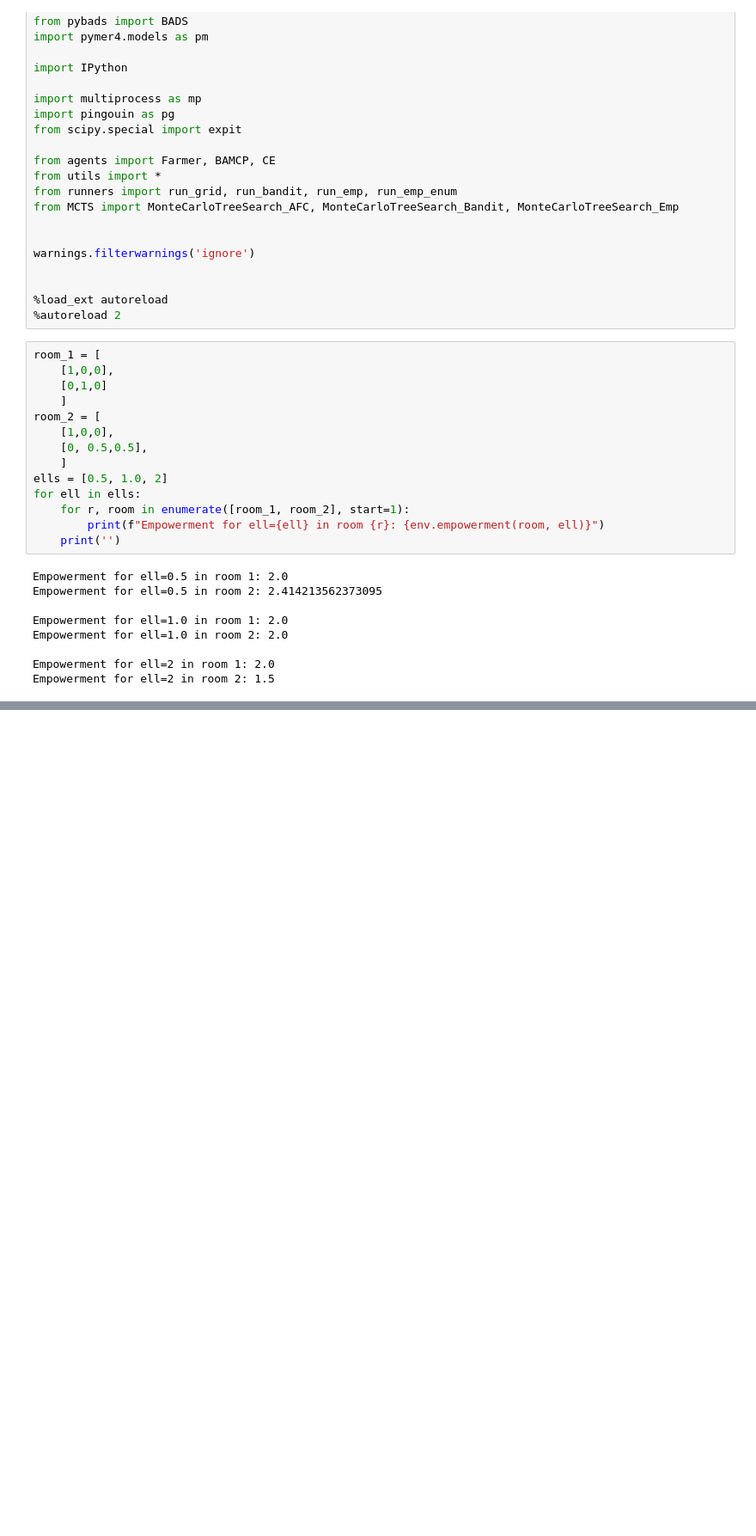
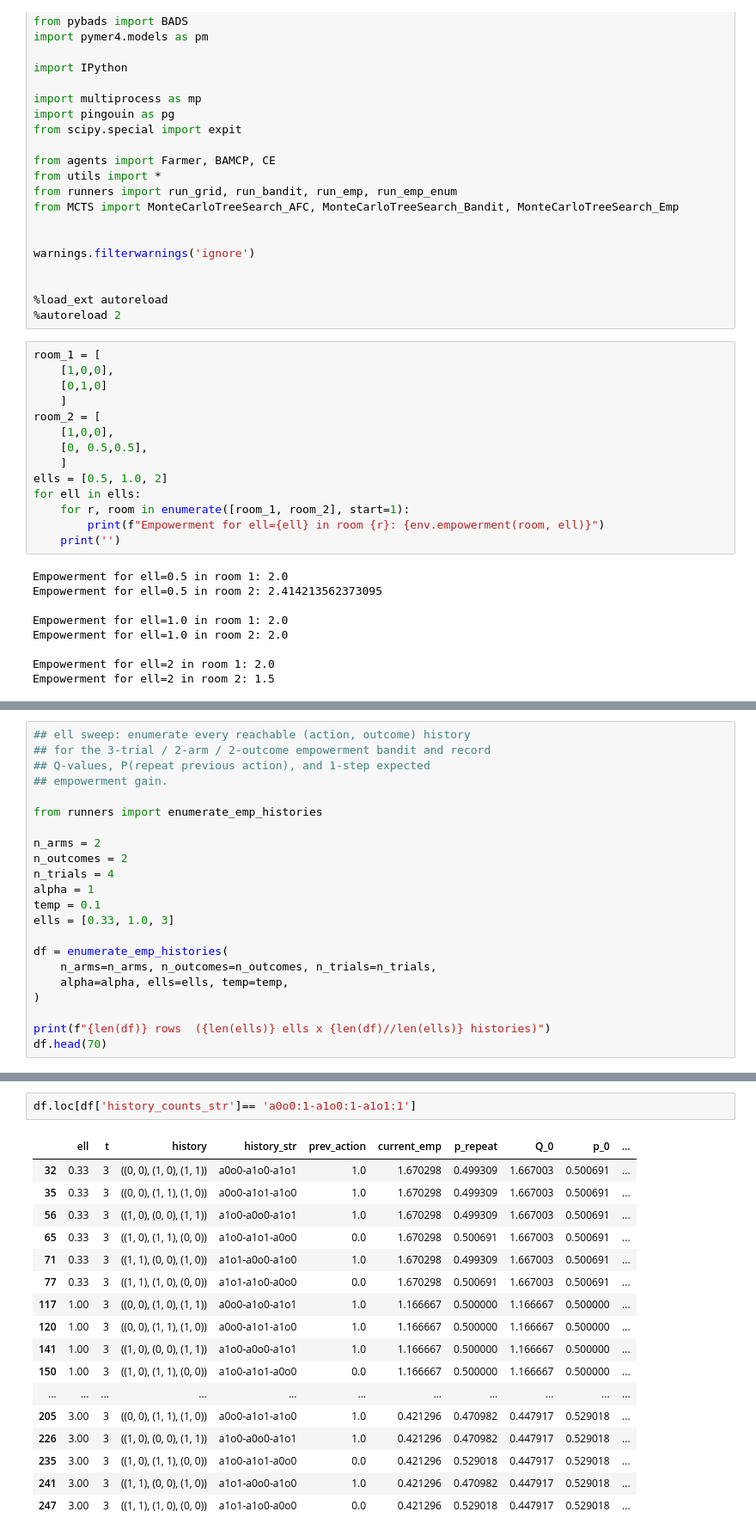
Before and after one commit to tgham/context_exploration, a Jupyter notebook: empBAMDP.ipynb, the cells around one changed output, grey strips where cells are left out. Shown at 86% size. Drawn from its saved outputs; the diff is of its cells as text; blank space fills up the shorter version.

Commit message:
enumerate over possible histories

```diff
--- a/empBAMDP.ipynb
+++ b/empBAMDP.ipynb
@@ -117,0 +130,22 @@ initial emp: 1.174618943088019
+# %%
+## ell sweep: enumerate every reachable (action, outcome) history
+## for the 3-trial / 2-arm / 2-outcome empowerment bandit and record
+## Q-values, P(repeat previous action), and 1-step expected
+## empowerment gain.
+
+from runners import enumerate_emp_histories
+
+n_arms = 2
+n_outcomes = 2
+n_trials = 4
+alpha = 1
+temp = 0.1
+ells = [0.33, 1.0, 3]
+
+df = enumerate_emp_histories(
+    n_arms=n_arms, n_outcomes=n_outcomes, n_trials=n_trials,
+    alpha=alpha, ells=ells, temp=temp,
+)
+
+print(f"{len(df)} rows  ({len(ells)} ells x {len(df)//len(ells)} histories)")
+df.head(70)
@@ -117,0 +167,20 @@ initial emp: 1.174618943088019
+# %%
+df.loc[df['history_counts_str']== 'a0o0:1-a1o0:1-a1o1:1']
+# %% [output]
+|  | ell | t | history | history_str | prev_action | current_emp | p_repeat | Q_0 | p_0 | ... |
+| 32 | 0.33 | 3 | ((0, 0), (1, 0), (1, 1)) | a0o0-a1o0-a1o1 | 1.0 | 1.670298 | 0.499309 | 1.667003 | 0.500691 | ... |
+| 35 | 0.33 | 3 | ((0, 0), (1, 1), (1, 0)) | a0o0-a1o1-a1o0 | 1.0 | 1.670298 | 0.499309 | 1.667003 | 0.500691 | ... |
+| 56 | 0.33 | 3 | ((1, 0), (0, 0), (1, 1)) | a1o0-a0o0-a1o1 | 1.0 | 1.670298 | 0.499309 | 1.667003 | 0.500691 | ... |
+| 65 | 0.33 | 3 | ((1, 0), (1, 1), (0, 0)) | a1o0-a1o1-a0o0 | 0.0 | 1.670298 | 0.500691 | 1.667003 | 0.500691 | ... |
+| 71 | 0.33 | 3 | ((1, 1), (0, 0), (1, 0)) | a1o1-a0o0-a1o0 | 1.0 | 1.670298 | 0.499309 | 1.667003 | 0.500691 | ... |
+| 77 | 0.33 | 3 | ((1, 1), (1, 0), (0, 0)) | a1o1-a1o0-a0o0 | 0.0 | 1.670298 | 0.500691 | 1.667003 | 0.500691 | ... |
+| 117 | 1.00 | 3 | ((0, 0), (1, 0), (1, 1)) | a0o0-a1o0-a1o1 | 1.0 | 1.166667 | 0.500000 | 1.166667 | 0.500000 | ... |
+| 120 | 1.00 | 3 | ((0, 0), (1, 1), (1, 0)) | a0o0-a1o1-a1o0 | 1.0 | 1.166667 | 0.500000 | 1.166667 | 0.500000 | ... |
+| 141 | 1.00 | 3 | ((1, 0), (0, 0), (1, 1)) | a1o0-a0o0-a1o1 | 1.0 | 1.166667 | 0.500000 | 1.166667 | 0.500000 | ... |
+| 150 | 1.00 | 3 | ((1, 0), (1, 1), (0, 0)) | a1o0-a1o1-a0o0 | 0.0 | 1.166667 | 0.500000 | 1.166667 | 0.500000 | ... |
+| ... | ... | ... | ... | ... | ... | ... | ... | ... | ... | ... |
+| 205 | 3.00 | 3 | ((0, 0), (1, 1), (1, 0)) | a0o0-a1o1-a1o0 | 1.0 | 0.421296 | 0.470982 | 0.447917 | 0.529018 | ... |
+| 226 | 3.00 | 3 | ((1, 0), (0, 0), (1, 1)) | a1o0-a0o0-a1o1 | 1.0 | 0.421296 | 0.470982 | 0.447917 | 0.529018 | ... |
+| 235 | 3.00 | 3 | ((1, 0), (1, 1), (0, 0)) | a1o0-a1o1-a0o0 | 0.0 | 0.421296 | 0.529018 | 0.447917 | 0.529018 | ... |
+| 241 | 3.00 | 3 | ((1, 1), (0, 0), (1, 0)) | a1o1-a0o0-a1o0 | 1.0 | 0.421296 | 0.470982 | 0.447917 | 0.529018 | ... |
+| 247 | 3.00 | 3 | ((1, 1), (1, 0), (0, 0)) | a1o1-a1o0-a0o0 | 0.0 | 0.421296 | 0.529018 | 0.447917 | 0.529018 | ... |
```
Also changed, not shown: parts of 3 cells of this notebook, 1 other file.
